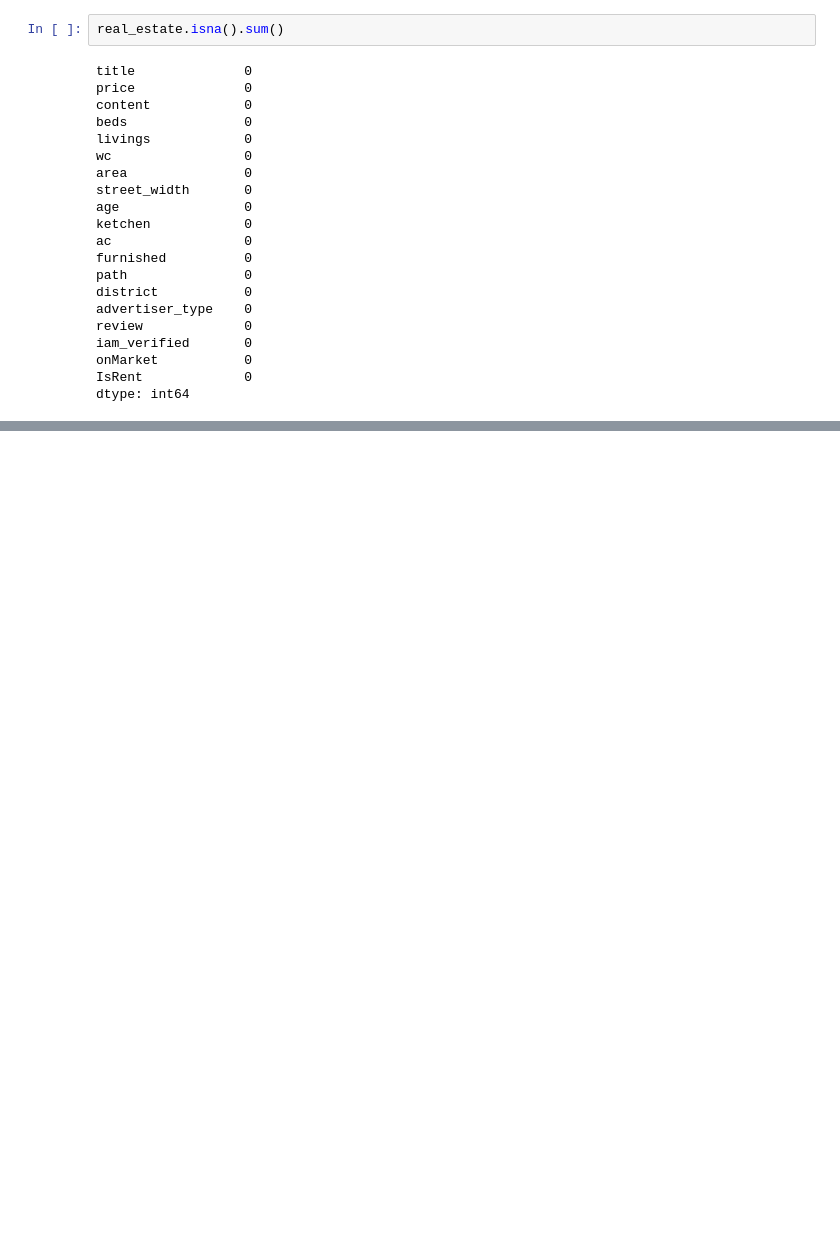
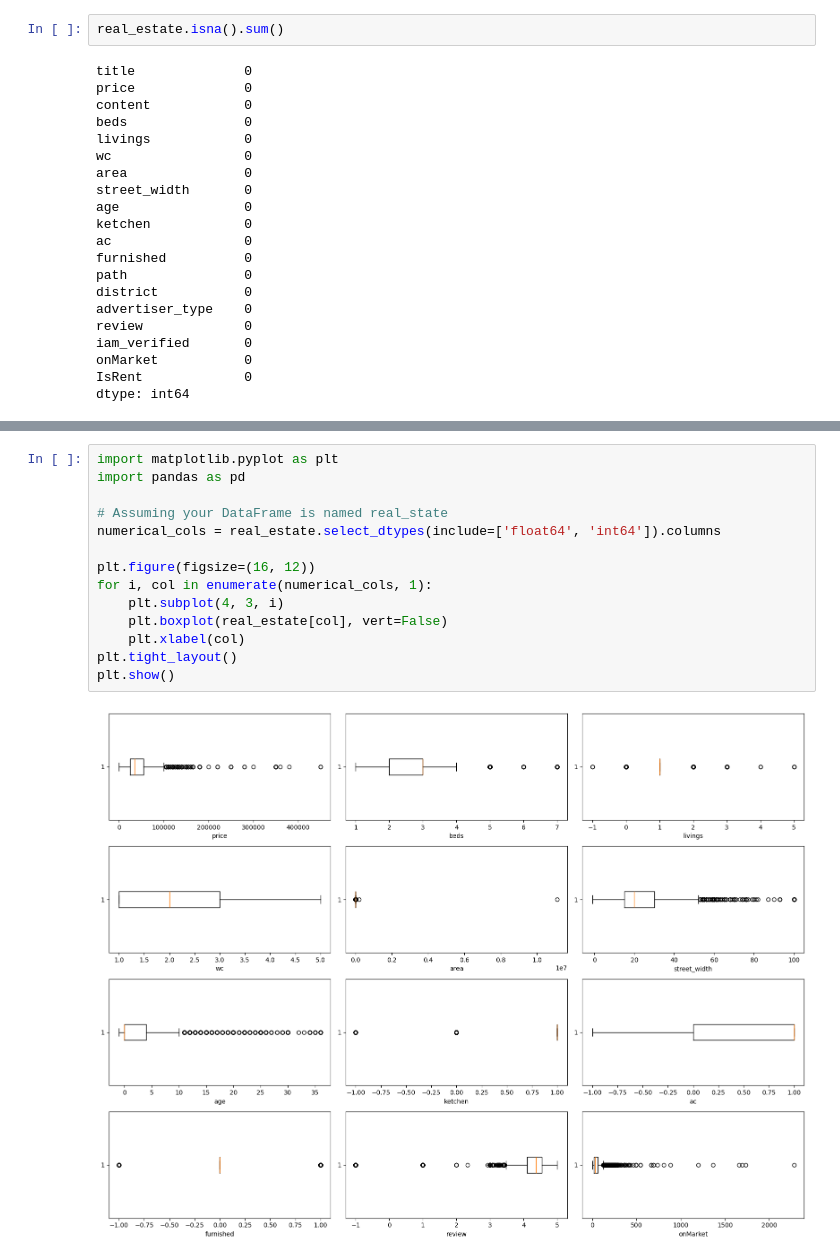
Before and after one commit to RandHamoud/Project3, a Jupyter notebook: Project3.ipynb, the cells around one changed output, grey strips where cells are left out. Cells and saved outputs as stored; diff of their text form; blank space fills up the shorter version.

```diff
--- a/Project3.ipynb
+++ b/Project3.ipynb
@@ -786,0 +665,16 @@ dtype: int64
+# %%
+import matplotlib.pyplot as plt
+import pandas as pd
+
+# Assuming your DataFrame is named real_state
+numerical_cols = real_estate.select_dtypes(include=['float64', 'int64']).columns
+
+plt.figure(figsize=(16, 12))
+for i, col in enumerate(numerical_cols, 1):
+    plt.subplot(4, 3, i)
+    plt.boxplot(real_estate[col], vert=False)
+    plt.xlabel(col)
+plt.tight_layout()
+plt.show()
+# %% [output]
+[figure, added]
```
Also changed, not shown: parts of 20 cells of this notebook.
